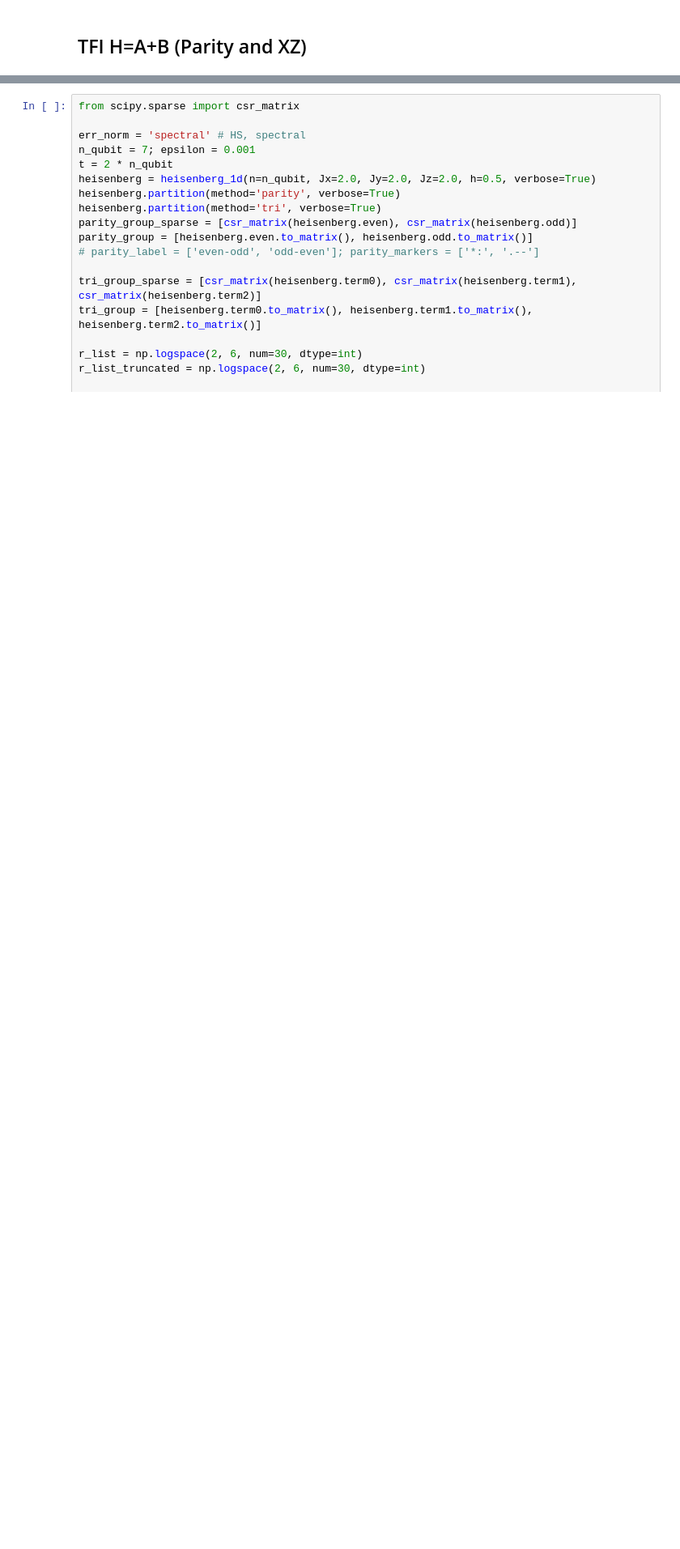
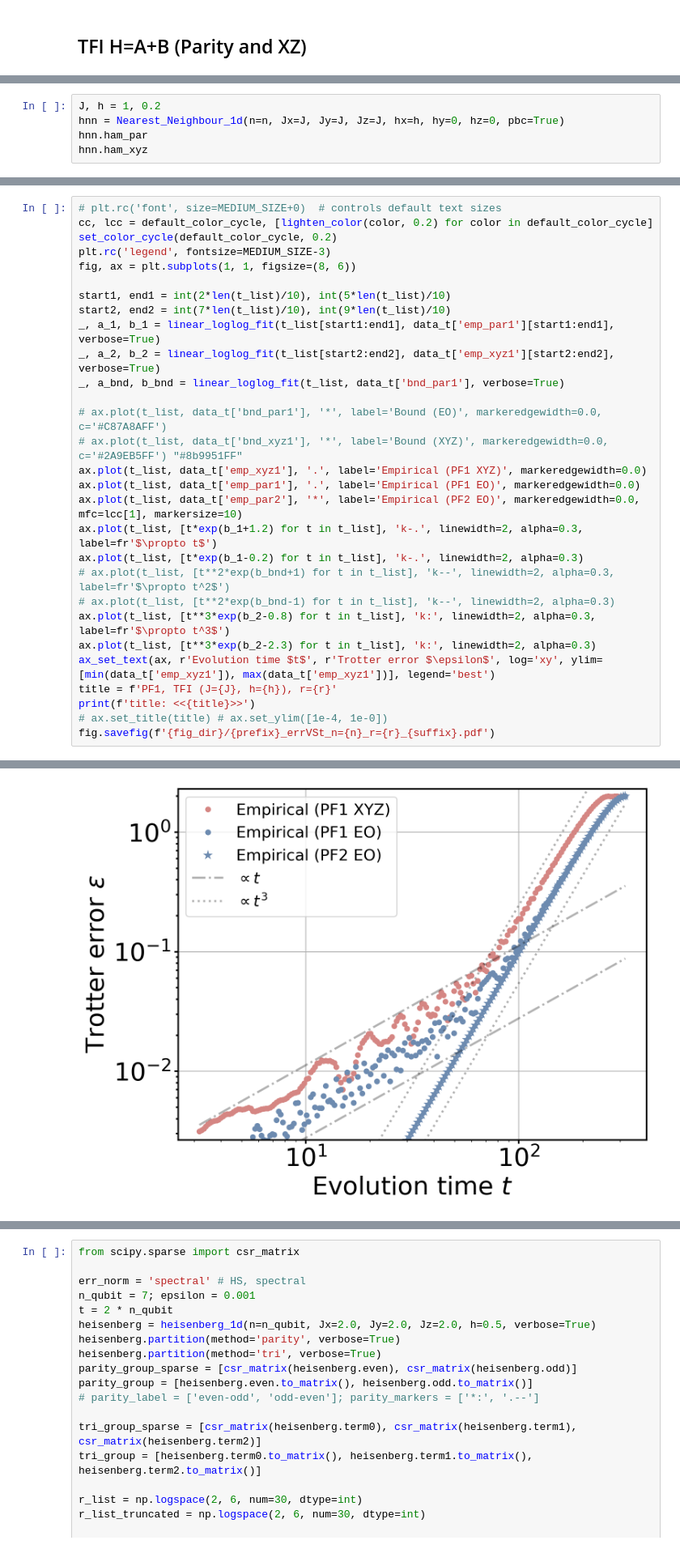
Before and after one commit to Jue-Xu/Interference-Trotter-Error, a Jupyter notebook: code/nearest_neighbor.ipynb, the cells around one changed output, grey strips where cells are left out. Shown at 81% size. Cells and saved outputs as stored; diff of their text form; blank space fills up the shorter version.

```diff
--- a/code/nearest_neighbor.ipynb
+++ b/code/nearest_neighbor.ipynb
@@ -90,0 +92,5 @@ title: <<PF1, TFI (J=1, h=0.2), r=10000>>
+# %%
+J, h = 1, 0.2
+hnn = Nearest_Neighbour_1d(n=n, Jx=J, Jy=J, Jz=J, hx=h, hy=0, hz=0, pbc=True)
+hnn.ham_par
+hnn.ham_xyz
@@ -90,0 +141,30 @@ title: <<PF1, TFI (J=1, h=0.2), r=10000>>
+# %%
+# plt.rc('font', size=MEDIUM_SIZE+0)  # controls default text sizes
+cc, lcc = default_color_cycle, [lighten_color(color, 0.2) for color in default_color_cycle]
+set_color_cycle(default_color_cycle, 0.2)
+plt.rc('legend', fontsize=MEDIUM_SIZE-3)
+fig, ax = plt.subplots(1, 1, figsize=(8, 6))
+
+start1, end1 = int(2*len(t_list)/10), int(5*len(t_list)/10)
+start2, end2 = int(7*len(t_list)/10), int(9*len(t_list)/10)
+_, a_1, b_1 = linear_loglog_fit(t_list[start1:end1], data_t['emp_par1'][start1:end1], verbose=True)
+_, a_2, b_2 = linear_loglog_fit(t_list[start2:end2], data_t['emp_xyz1'][start2:end2], verbose=True)
+_, a_bnd, b_bnd = linear_loglog_fit(t_list, data_t['bnd_par1'], verbose=True)
+
+# ax.plot(t_list, data_t['bnd_par1'], '*', label='Bound (EO)', markeredgewidth=0.0, c='#C87A8AFF')
+# ax.plot(t_list, data_t['bnd_xyz1'], '*', label='Bound (XYZ)', markeredgewidth=0.0, c='#2A9EB5FF') "#8b9951FF"
+ax.plot(t_list, data_t['emp_xyz1'], '.', label='Empirical (PF1 XYZ)', markeredgewidth=0.0)
+ax.plot(t_list, data_t['emp_par1'], '.', label='Empirical (PF1 EO)', markeredgewidth=0.0)
+ax.plot(t_list, data_t['emp_par2'], '*', label='Empirical (PF2 EO)', markeredgewidth=0.0, mfc=lcc[1], markersize=10)
+ax.plot(t_list, [t*exp(b_1+1.2) for t in t_list], 'k-.', linewidth=2, alpha=0.3, label=fr'$\propto t$')
+ax.plot(t_list, [t*exp(b_1-0.2) for t in t_list], 'k-.', linewidth=2, alpha=0.3)
+# ax.plot(t_list, [t**2*exp(b_bnd+1) for t in t_list], 'k--', linewidth=2, alpha=0.3, label=fr'$\propto t^2$')
+# ax.plot(t_list, [t**2*exp(b_bnd-1) for t in t_list], 'k--', linewidth=2, alpha=0.3)
+ax.plot(t_list, [t**3*exp(b_2-0.8) for t in t_list], 'k:', linewidth=2, alpha=0.3, label=fr'$\propto t^3$')
+ax.plot(t_list, [t**3*exp(b_2-2.3) for t in t_list], 'k:', linewidth=2, alpha=0.3)
+ax_set_text(ax, r'Evolution time $t$', r'Trotter error $\epsilon$', log='xy', ylim=[min(data_t['emp_xyz1']), max(data_t['emp_xyz1'])], legend='best')
+title = f'PF1, TFI (J={J}, h={h}), r={r}'
+print(f'title: <<{title}>>')
+# ax.set_title(title) # ax.set_ylim([1e-4, 1e-0])
+fig.savefig(f'{fig_dir}/{prefix}_errVSt_n={n}_r={r}_{suffix}.pdf')
+# %% [output]
@@ -90,0 +175 @@ title: <<PF1, TFI (J=1, h=0.2), r=10000>>
+[figure, added]
```
Also changed, not shown: parts of 11 cells of this notebook, 10 other files.
